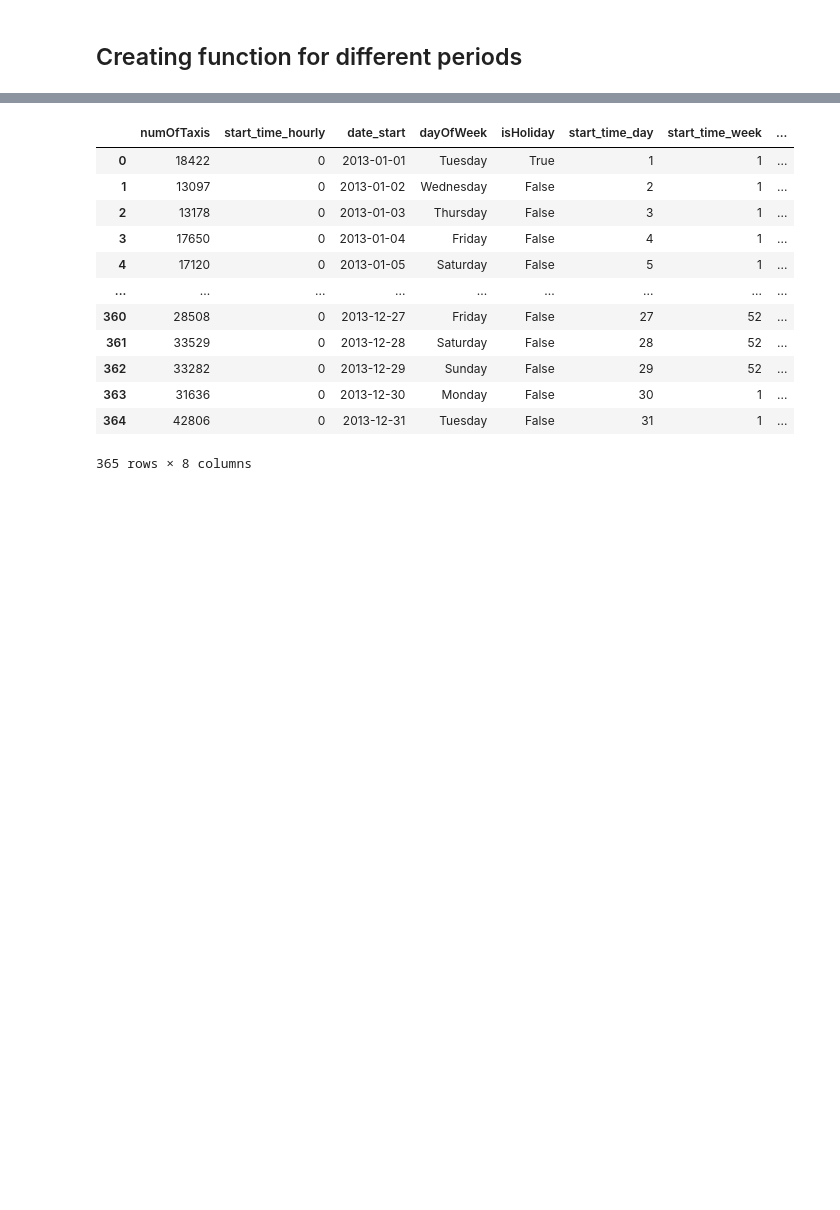
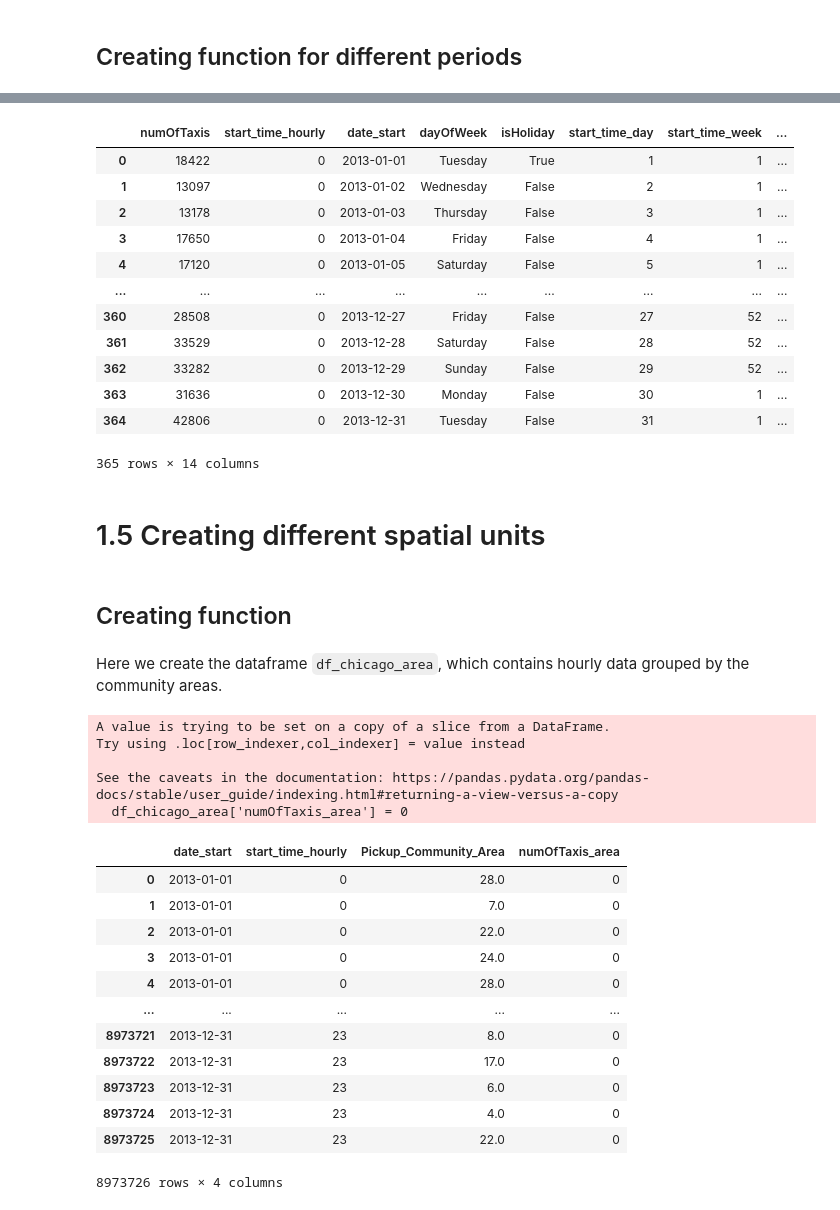
Before and after one commit to Hannah2800/AAA_2023_AdvancedPythonPandas, a Jupyter notebook: Task 1 - Data Cleaning and Preparation.ipynb, the cells around one changed output, grey strips where cells are left out. Drawn from its saved outputs; the diff is of its cells as text; code cells hidden in the pictures; blank space fills up the shorter version.

```diff
--- a/Task 1 - Data Cleaning and Preparation.ipynb
+++ b/Task 1 - Data Cleaning and Preparation.ipynb
@@ -976,5 +984,5 @@ df =  period(df_chicago_hourly, 24)
 # %%
-df
+df_24 =  period(df_chicago_hourly, 24)
 # %% [output]
 |  | numOfTaxis | start_time_hourly | date_start | dayOfWeek | isHoliday | start_time_day | start_time_week | ... |
 | 0 | 18422 | 0 | 2013-01-01 | Tuesday | True | 1 | 1 | ... |
@@ -988,4 +996,33 @@ df
 | 362 | 33282 | 0 | 2013-12-29 | Sunday | False | 29 | 52 | ... |
 | 363 | 31636 | 0 | 2013-12-30 | Monday | False | 30 | 1 | ... |
 | 364 | 42806 | 0 | 2013-12-31 | Tuesday | False | 31 | 1 | ... |
-365 rows × 8 columns
+365 rows × 14 columns
+# %% [markdown]
+# 1.5 Creating different spatial units
+# %% [markdown]
+## Creating function
+# %% [markdown]
+Here we create the dataframe `df_chicago_area`, which contains hourly data grouped by the community areas.
+# %%
+df_chicago_area = df_chicago[["date_start" , "start_time_hourly", "Pickup_Community_Area"]]
+df_chicago_area['numOfTaxis_area'] = 0
+df_chicago_area.head()
+# %% [output]
+A value is trying to be set on a copy of a slice from a DataFrame.
+Try using .loc[row_indexer,col_indexer] = value instead
+
+See the caveats in the documentation: https://pandas.pydata.org/pandas-docs/stable/user_guide/indexing.html#returning-a-view-versus-a-copy
+  df_chicago_area['numOfTaxis_area'] = 0
+|  | date_start | start_time_hourly | Pickup_Community_Area | numOfTaxis_area |
+| 0 | 2013-01-01 | 0 | 28.0 | 0 |
+| 1 | 2013-01-01 | 0 | 7.0 | 0 |
+| 2 | 2013-01-01 | 0 | 22.0 | 0 |
+| 3 | 2013-01-01 | 0 | 24.0 | 0 |
+| 4 | 2013-01-01 | 0 | 28.0 | 0 |
+| ... | ... | ... | ... | ... |
+| 8973721 | 2013-12-31 | 23 | 8.0 | 0 |
+| 8973722 | 2013-12-31 | 23 | 17.0 | 0 |
+| 8973723 | 2013-12-31 | 23 | 6.0 | 0 |
+| 8973724 | 2013-12-31 | 23 | 4.0 | 0 |
+| 8973725 | 2013-12-31 | 23 | 22.0 | 0 |
+8973726 rows × 4 columns
```
Also changed, not shown: parts of 33 cells of this notebook, 1 other file.
